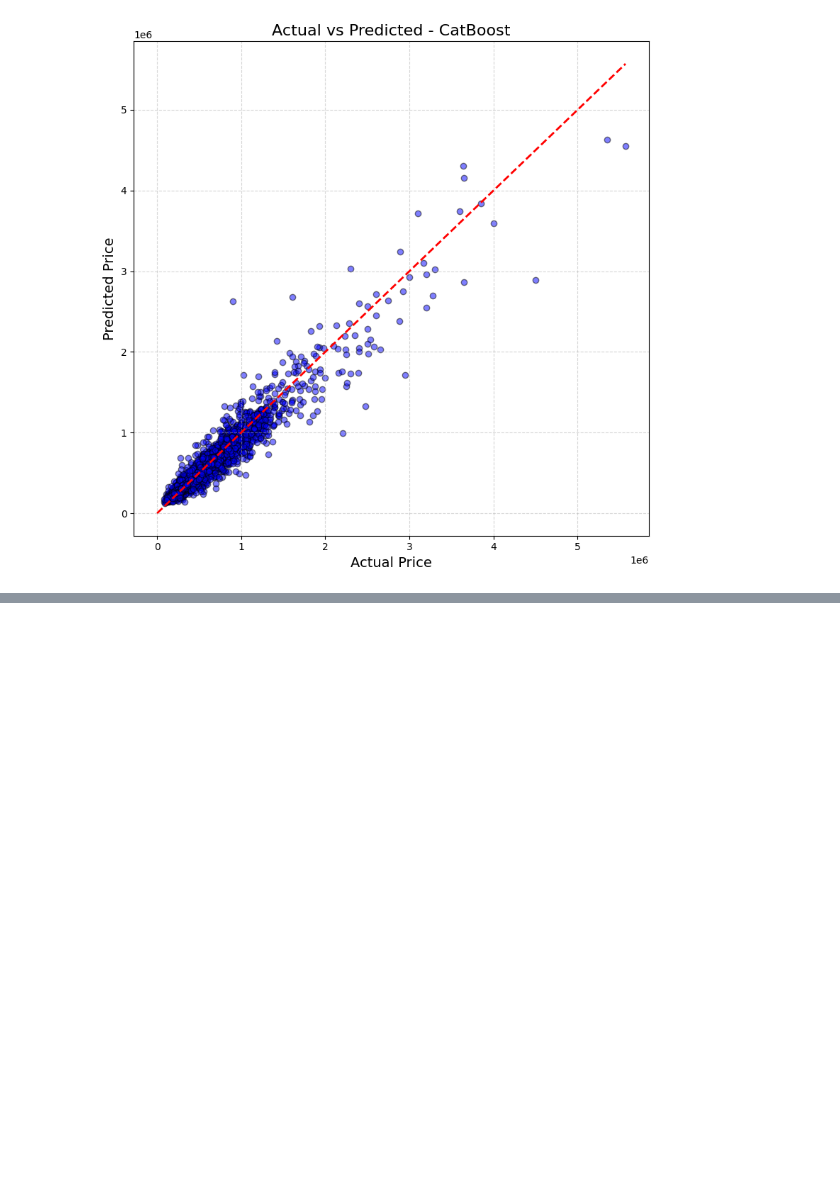
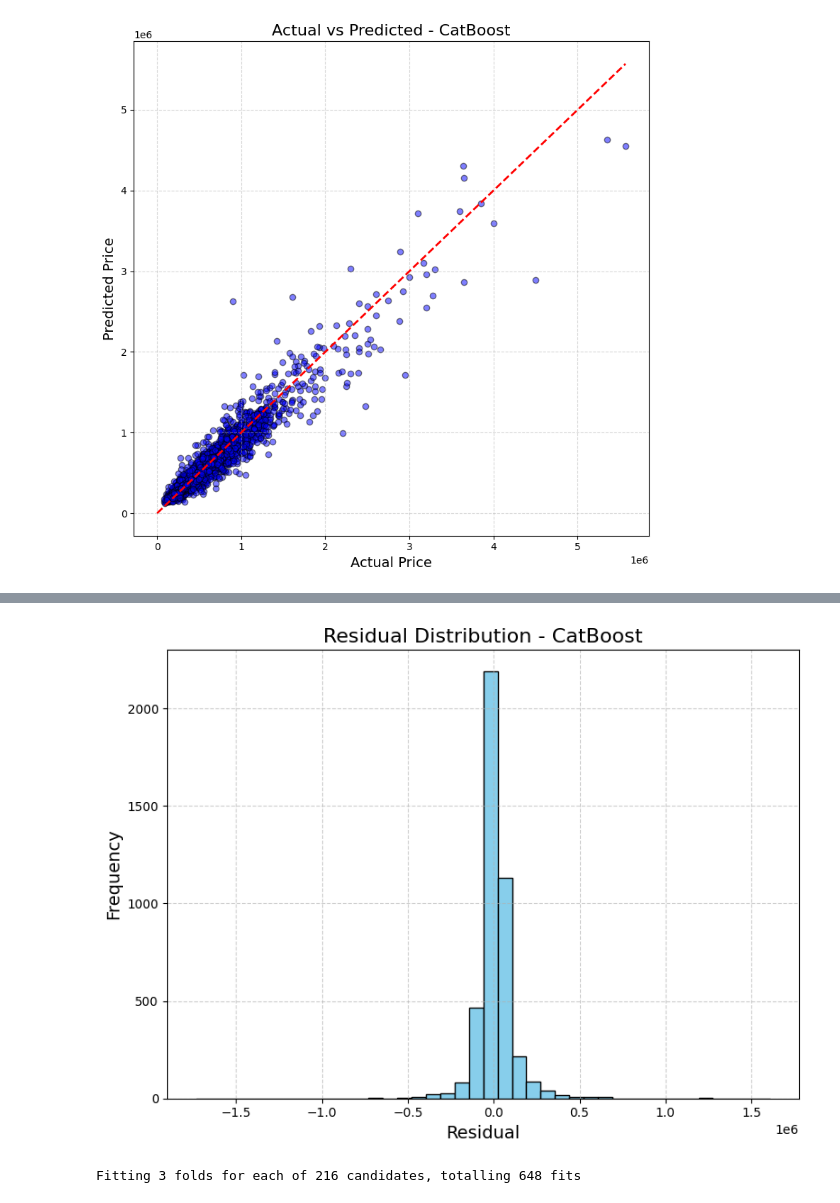
Before and after one commit to NurAlamNahidSarkar/housePricePrediction_ML, a Jupyter notebook: housepriceprediction.ipynb, the cells around one changed output, grey strips where cells are left out. Drawn from its saved outputs; the diff is of its cells as text; code cells hidden in the pictures; blank space fills up the shorter version.

```diff
--- a/housepriceprediction.ipynb
+++ b/housepriceprediction.ipynb
@@ -793,0 +809,57 @@ RMSE: 119,403.17
+# %%
+plt.figure(figsize=(8, 6))
+plt.hist(residuals, bins=40, color='skyblue', edgecolor='black')
+plt.title("Residual Distribution - CatBoost", fontsize=16)
+plt.xlabel("Residual", fontsize=14)
+plt.ylabel("Frequency", fontsize=14)
+plt.grid(True, linestyle='--', alpha=0.6)
+plt.tight_layout()
+plt.show()
+# %% [output]
+[figure, added]
+# %%
+cat = CatBoostRegressor(
+    loss_function='RMSE',
+    random_state=42,
+    verbose=0
+)
+
+param_grid = {
+    'iterations': [400, 800, 1200],
+    'depth': [6, 7, 8, 10],
+    'learning_rate': [0.03, 0.05, 0.08],
+    'l2_leaf_reg': [1, 3, 5],
+    'subsample': [0.8, 1.0]
+}
+
+grid = GridSearchCV(
+    estimator=cat,
+    param_grid=param_grid,
+    cv=3,
+    scoring='neg_root_mean_squared_error',
+    verbose=2,
+    n_jobs=-1
+)
+
+grid.fit(X_train, y_train_log)
+
+
+best_cat = CatBoostRegressor(
+    **grid.best_params__,
+    loss_function='RMSE',
+    random_state=42,
+    verbose=0
+)
+
+best_cat.fit(X_train, y_train_log)
+
+
+y_pred_log = best_cat.predict(X_test)
+y_pred = np.expm1(y_pred_log)
+
+print("\n📊 Tuned CatBoost Performance:")
+print("R²:", r2_score(np.expm1(y_test_log), y_pred))
+print("MAE:", mean_absolute_error(np.expm1(y_test_log), y_pred))
+print("RMSE:", np.sqrt(mean_squared_error(np.expm1(y_test_log), y_pred)))
+# %% [output]
+Fitting 3 folds for each of 216 candidates, totalling 648 fits
```
Also changed, not shown: parts of 6 cells of this notebook.
